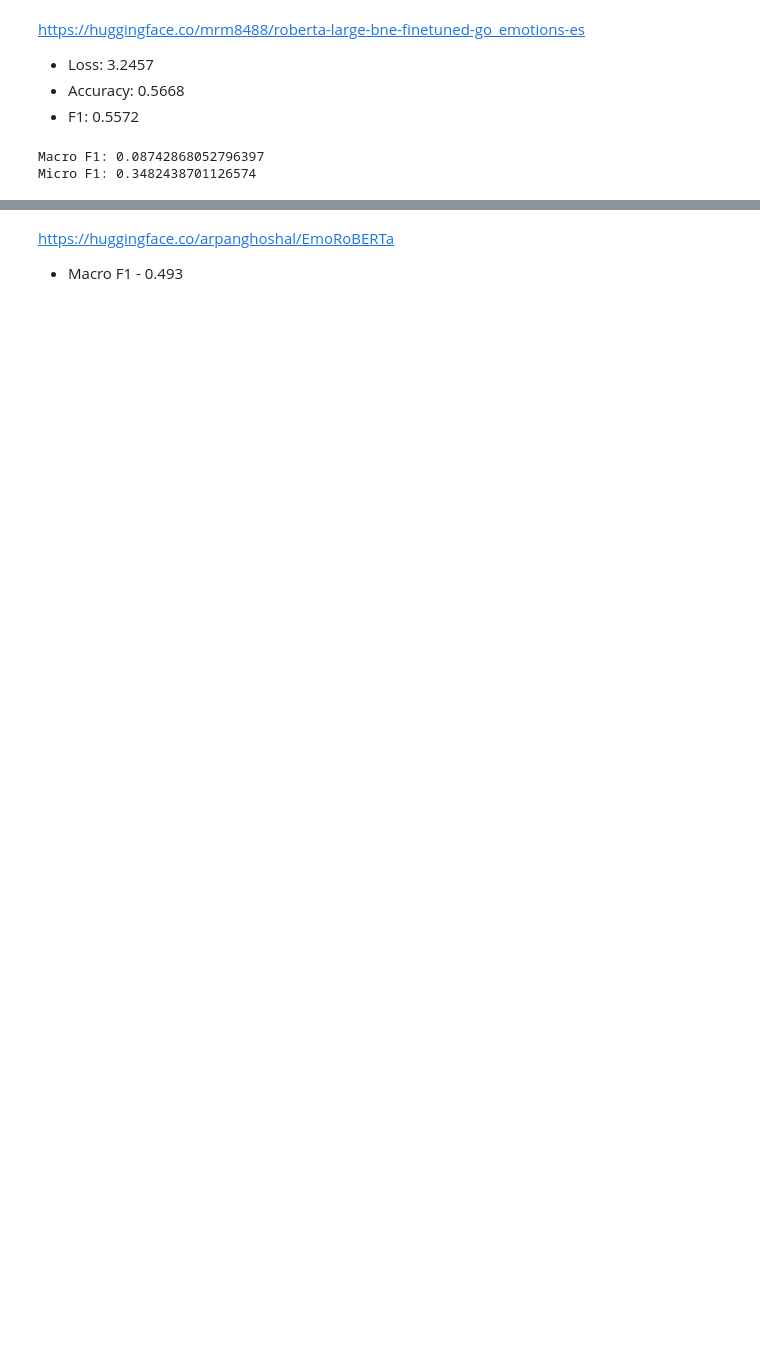
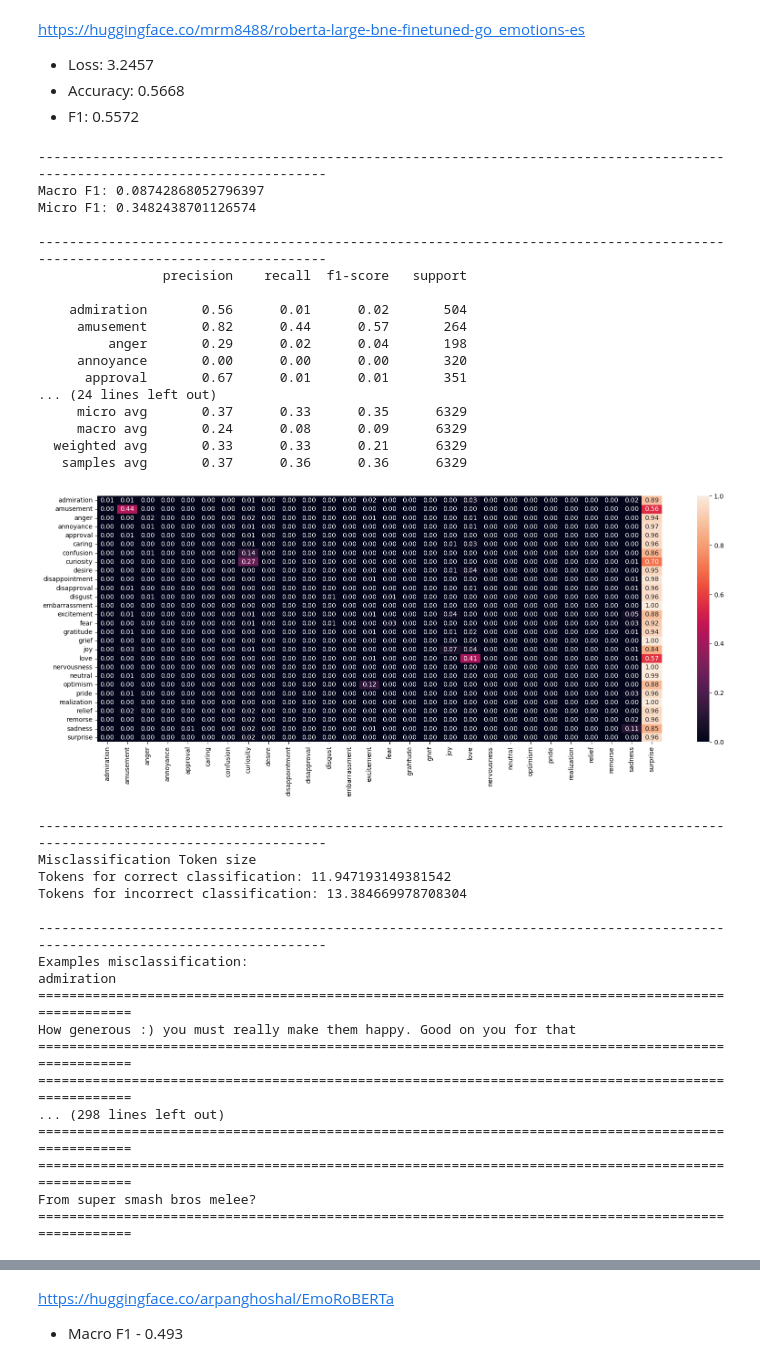
Before and after one commit to pedroforliberkeley/w266-project, a Jupyter notebook: notebooks/4.public-models.ipynb, the cells around one changed output, grey strips where cells are left out. Saved outputs shown, nothing was run; the diff lists cells and outputs as text; code cells hidden in the pictures; blank space fills up the shorter version.

```diff
--- a/notebooks/4.public-models.ipynb
+++ b/notebooks/4.public-models.ipynb
@@ -142,19 +313,45 @@ roberta_bne = pipeline(
     return_all_scores=True
 )
 # %%
-roberta_bne_labels = [roberta_bne(text) for text in tqdm(test_pv.reset_index().text.tolist())]
+roberta_bne_labels = run_classification(roberta_bne)
-# %%
-roberta_bne_pred = np.zeros((len(roberta_bne_labels), len(target_names)))
-for i, label_list in enumerate(roberta_bne_labels):
-    for label in label_list[0]:
-        if label["score"] > 0.2:
-            roberta_bne_pred[i, int(label["label"].replace("LABEL_", ""))] = 1
-
-print(
-    "Macro F1:", f1_score(test_pv[ge_labels].values, roberta_bne_pred, average="macro"),
-    "\nMicro F1:", f1_score(test_pv[ge_labels].values, roberta_bne_pred, average="micro"),
-)
-# %% [output]
-Macro F1: 0.08742868052796397
-Micro F1: 0.3482438701126574
+# %%
+roberta_bne_pred = create_predictions(roberta_bne_labels, label_type="numbered")
+# %%
+show_metrics(roberta_bne_pred)
+# %% [output]
+-----------------------------------------------------------------------------------------------------------------------------
+Macro F1: 0.08742868052796397
+Micro F1: 0.3482438701126574
+
+-----------------------------------------------------------------------------------------------------------------------------
+                precision    recall  f1-score   support
+
+    admiration       0.56      0.01      0.02       504
+     amusement       0.82      0.44      0.57       264
+         anger       0.29      0.02      0.04       198
+     annoyance       0.00      0.00      0.00       320
+      approval       0.67      0.01      0.01       351
+... (24 lines left out)
+     micro avg       0.37      0.33      0.35      6329
+     macro avg       0.24      0.08      0.09      6329
+  weighted avg       0.33      0.33      0.21      6329
+   samples avg       0.37      0.36      0.36      6329
+[figure, added]
+-----------------------------------------------------------------------------------------------------------------------------
+Misclassification Token size
+Tokens for correct classification: 11.947193149381542
+Tokens for incorrect classification: 13.384669978708304
+
+-----------------------------------------------------------------------------------------------------------------------------
+Examples misclassification:
+admiration
+====================================================================================================
+How generous :) you must really make them happy. Good on you for that
+====================================================================================================
+====================================================================================================
+... (298 lines left out)
+====================================================================================================
+====================================================================================================
+From super smash bros melee?
+====================================================================================================
 # %% [markdown]
```
Also changed, not shown: parts of 33 cells of this notebook, 1 other file.
